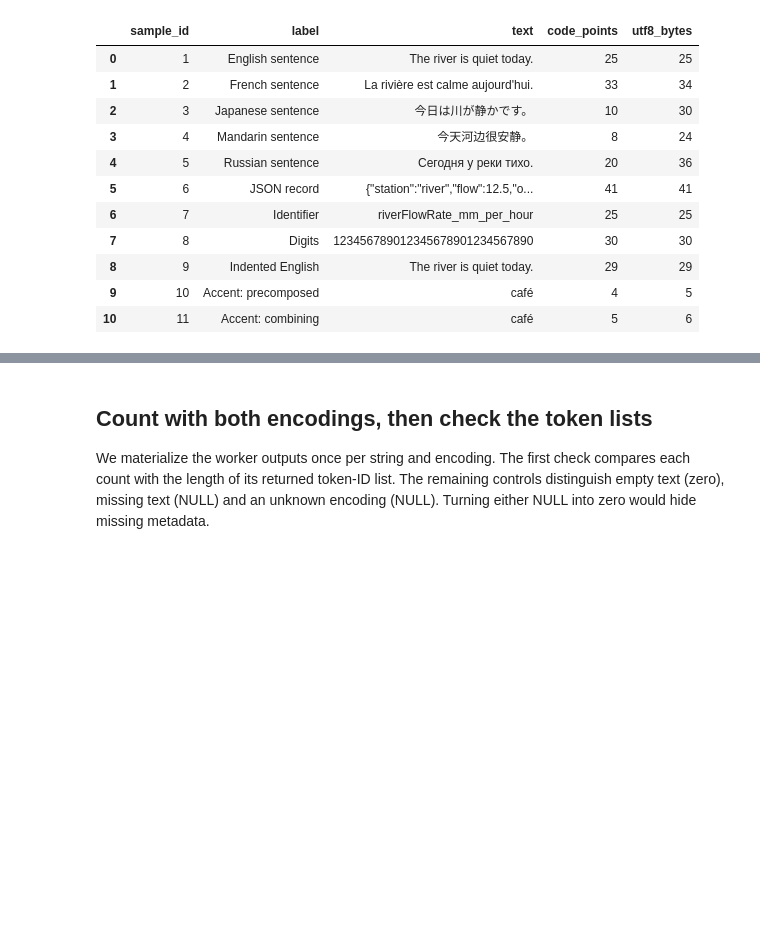
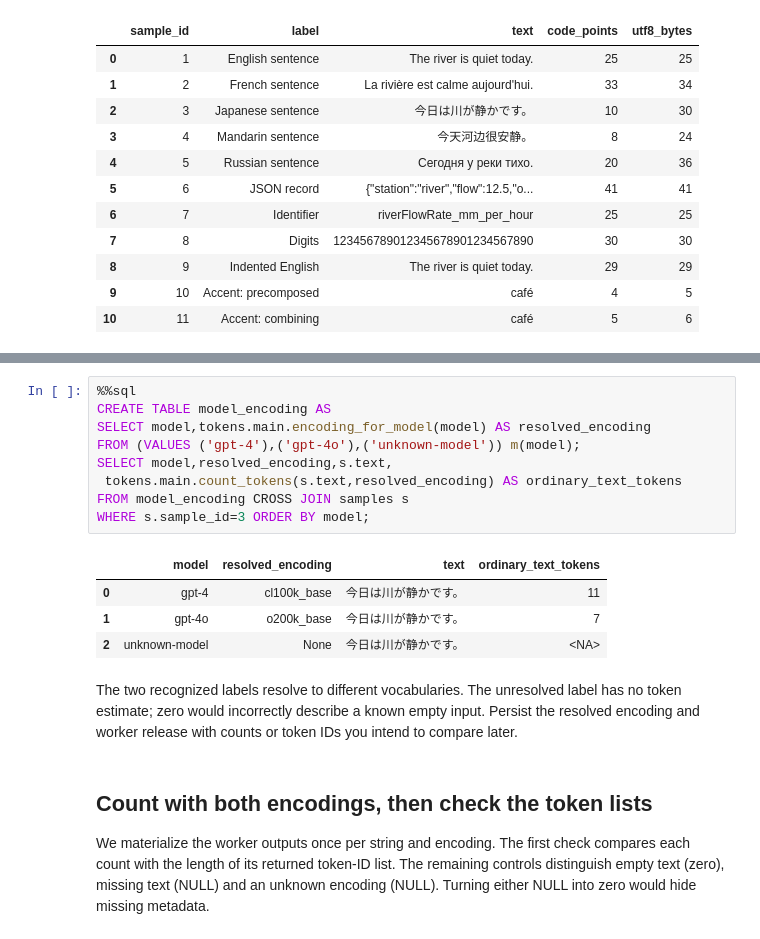
Before and after one commit to Query-farm/vgi-tiktoken, a Jupyter notebook: notebooks/01_characters_bytes_and_tokens.ipynb, the cells around one changed output, grey strips where cells are left out. Cells and saved outputs as stored; diff of their text form; blank space fills up the shorter version.

Commit message:
Add narrated token-window examples with SVG and Colab setup [skip ci]

```diff
--- a/notebooks/01_characters_bytes_and_tokens.ipynb
+++ b/notebooks/01_characters_bytes_and_tokens.ipynb
@@ -126,3 +127,22 @@ FROM samples ORDER BY sample_id;
+# %%
+%%sql
+CREATE TABLE model_encoding AS
+SELECT model,tokens.main.encoding_for_model(model) AS resolved_encoding
+FROM (VALUES ('gpt-4'),('gpt-4o'),('unknown-model')) m(model);
+SELECT model,resolved_encoding,s.text,
+ tokens.main.count_tokens(s.text,resolved_encoding) AS ordinary_text_tokens
+FROM model_encoding CROSS JOIN samples s
+WHERE s.sample_id=3 ORDER BY model;
+# %% [output]
+|  | model | resolved_encoding | text | ordinary_text_tokens |
+| 0 | gpt-4 | cl100k_base | 今日は川が静かです。 | 11 |
+| 1 | gpt-4o | o200k_base | 今日は川が静かです。 | 7 |
+| 2 | unknown-model | None | 今日は川が静かです。 | <NA> |
+# %% [markdown]
+The two recognized labels resolve to different vocabularies. The unresolved label
+has no token estimate; zero would incorrectly describe a known empty input. Persist
+the resolved encoding and worker release with counts or token IDs you intend to
+compare later.
 # %% [markdown]
 ## Count with both encodings, then check the token lists
 
```
Also changed, not shown: parts of 9 cells of this notebook, 15 other files.
